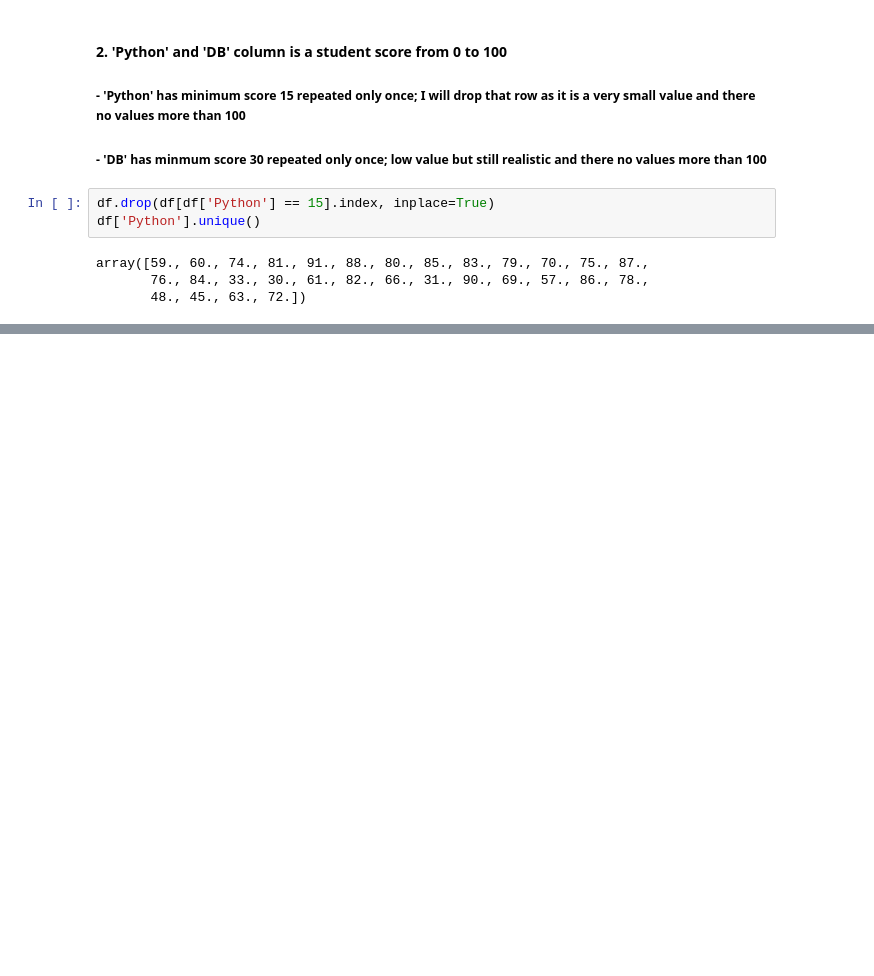
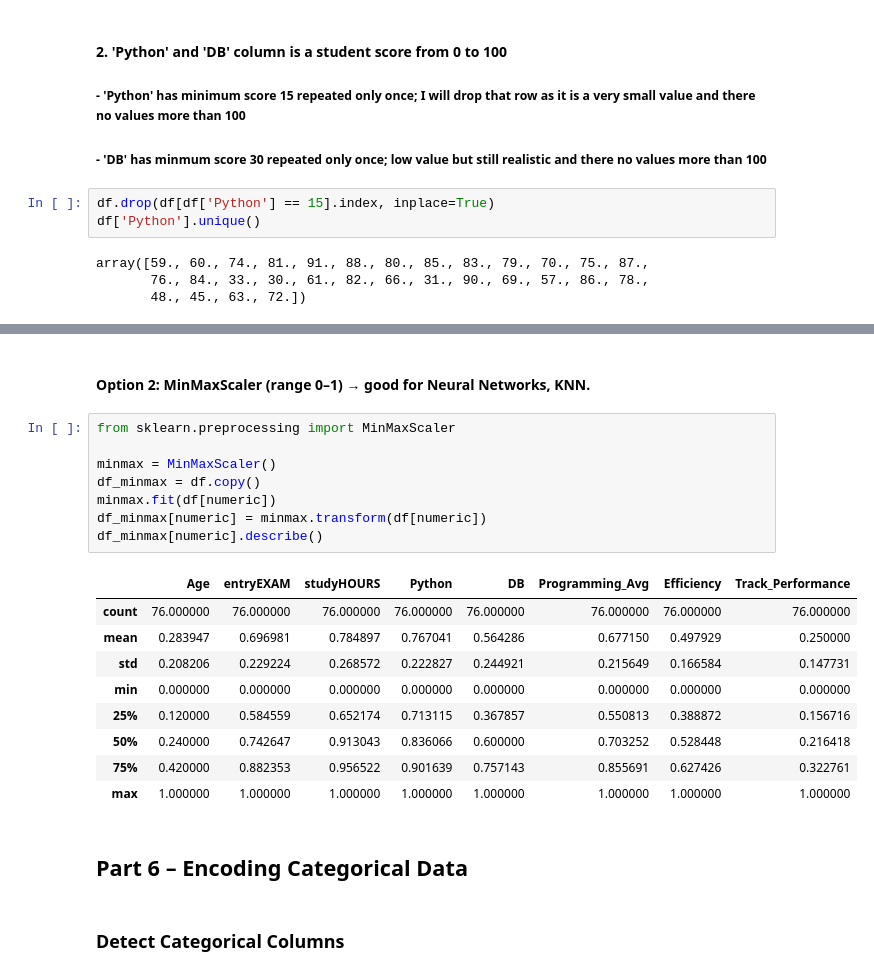
Before and after one commit to mennaomar97/depi-assignments-submission, a Jupyter notebook: Data_Preprocessing_part1/Data_Preprocessing_part1.ipynb, the cells around one changed output, grey strips where cells are left out. Saved outputs shown, nothing was run; the diff lists cells and outputs as text; blank space fills up the shorter version.

```diff
--- a/Data_Preprocessing_part1/Data_Preprocessing_part1.ipynb
+++ b/Data_Preprocessing_part1/Data_Preprocessing_part1.ipynb
@@ -375,0 +592,24 @@ memory usage: 6.5+ KB
+# %% [markdown]
+#### Option 2: MinMaxScaler (range 0–1) → good for Neural Networks, KNN.
+# %%
+from sklearn.preprocessing import MinMaxScaler
+
+minmax = MinMaxScaler()
+df_minmax = df.copy()
+minmax.fit(df[numeric])
+df_minmax[numeric] = minmax.transform(df[numeric])
+df_minmax[numeric].describe()
+# %% [output]
+|  | Age | entryEXAM | studyHOURS | Python | DB | Programming_Avg | Efficiency | Track_Performance |
+| count | 76.000000 | 76.000000 | 76.000000 | 76.000000 | 76.000000 | 76.000000 | 76.000000 | 76.000000 |
+| mean | 0.283947 | 0.696981 | 0.784897 | 0.767041 | 0.564286 | 0.677150 | 0.497929 | 0.250000 |
+| std | 0.208206 | 0.229224 | 0.268572 | 0.222827 | 0.244921 | 0.215649 | 0.166584 | 0.147731 |
+| min | 0.000000 | 0.000000 | 0.000000 | 0.000000 | 0.000000 | 0.000000 | 0.000000 | 0.000000 |
+| 25% | 0.120000 | 0.584559 | 0.652174 | 0.713115 | 0.367857 | 0.550813 | 0.388872 | 0.156716 |
+| 50% | 0.240000 | 0.742647 | 0.913043 | 0.836066 | 0.600000 | 0.703252 | 0.528448 | 0.216418 |
+| 75% | 0.420000 | 0.882353 | 0.956522 | 0.901639 | 0.757143 | 0.855691 | 0.627426 | 0.322761 |
+| max | 1.000000 | 1.000000 | 1.000000 | 1.000000 | 1.000000 | 1.000000 | 1.000000 | 1.000000 |
+# %% [markdown]
+## Part 6 – Encoding Categorical Data
+# %% [markdown]
+### Detect Categorical Columns
```
Also changed, not shown: parts of 36 cells of this notebook.
